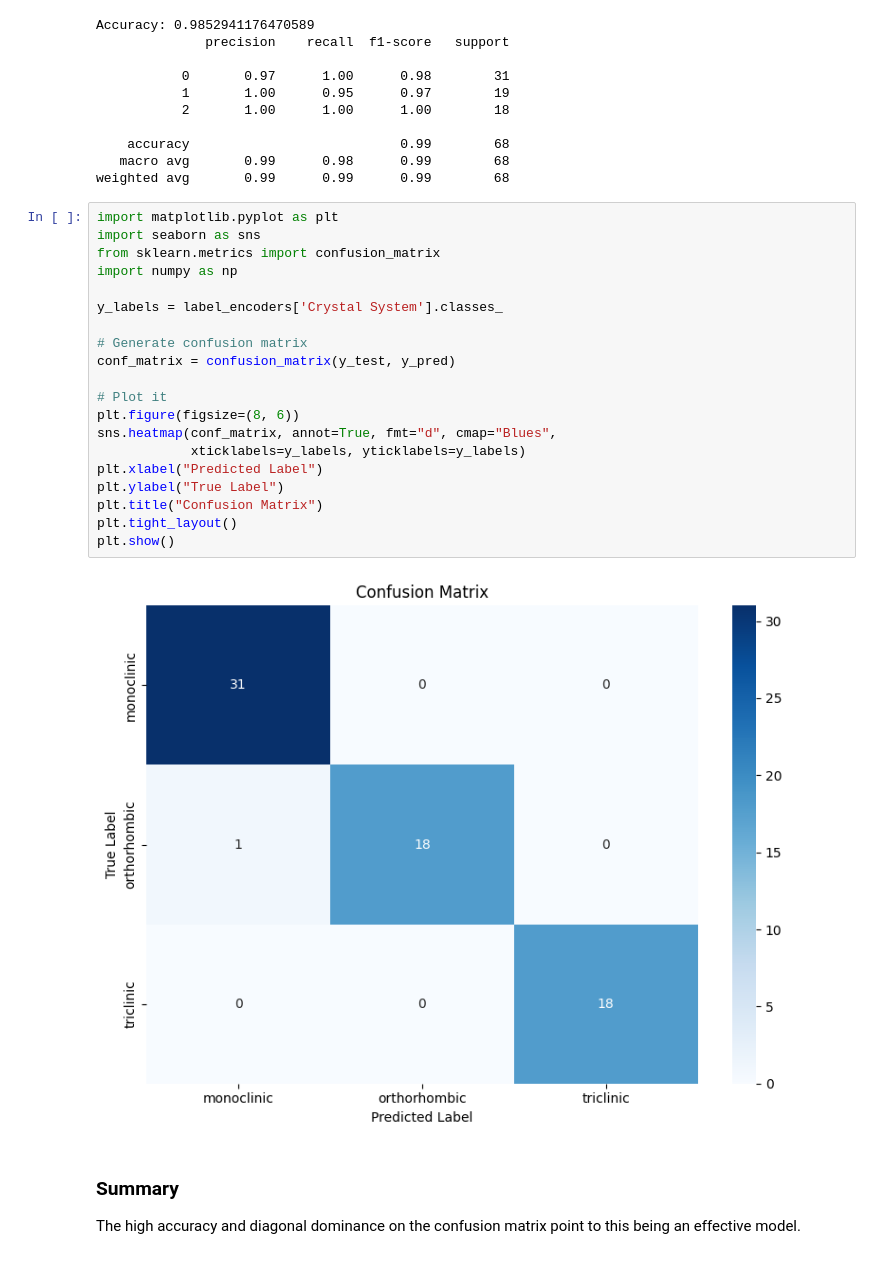
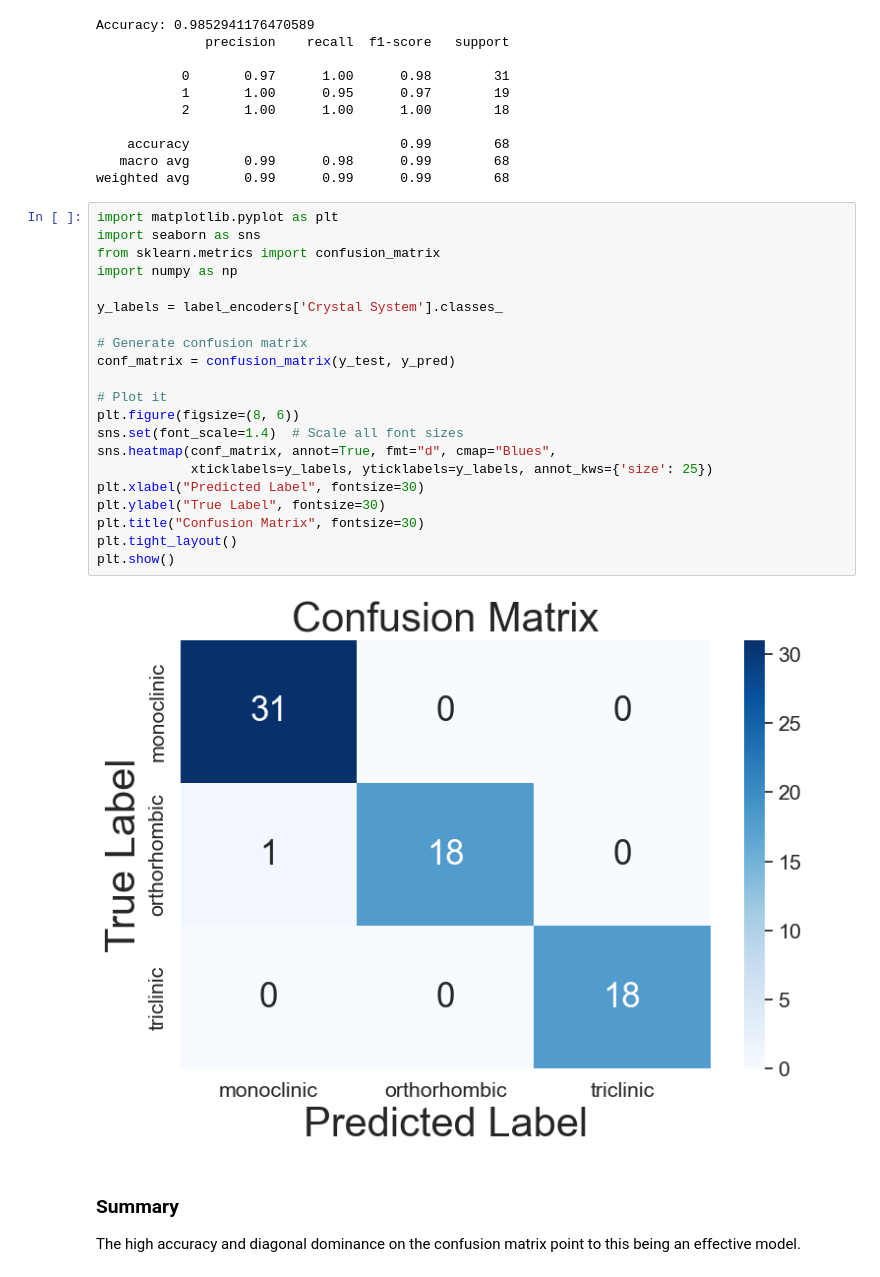
Before and after one commit to edmund-shumway/ML-Projects, a Jupyter notebook: Classifiying Silicate Cathode Crystal Structure/Classifying silicate cathode crystal structure.ipynb, the cells around one changed output. Cells and saved outputs as stored; diff of their text form.

```diff
--- a/Classifiying Silicate Cathode Crystal Structure/Classifying silicate cathode crystal structure.ipynb
+++ b/Classifiying Silicate Cathode Crystal Structure/Classifying silicate cathode crystal structure.ipynb
@@ -69,25 +69,26 @@ weighted avg       0.99      0.99      0.99        68
 # %%
 import matplotlib.pyplot as plt
 import seaborn as sns
 from sklearn.metrics import confusion_matrix
 import numpy as np
 
 y_labels = label_encoders['Crystal System'].classes_
 
 # Generate confusion matrix
 conf_matrix = confusion_matrix(y_test, y_pred)
 
 # Plot it
 plt.figure(figsize=(8, 6))
+sns.set(font_scale=1.4)  # Scale all font sizes
 sns.heatmap(conf_matrix, annot=True, fmt="d", cmap="Blues",
-            xticklabels=y_labels, yticklabels=y_labels)
-plt.xlabel("Predicted Label")
-plt.ylabel("True Label")
-plt.title("Confusion Matrix")
+            xticklabels=y_labels, yticklabels=y_labels, annot_kws={'size': 25})
+plt.xlabel("Predicted Label", fontsize=30)
+plt.ylabel("True Label", fontsize=30)
+plt.title("Confusion Matrix", fontsize=30)
 plt.tight_layout()
 plt.show()
 # %% [output]
-[figure, old version]
+[figure, new version]
 # %% [markdown]
 ### Summary
 
```
Also changed, not shown: 11 other files.
